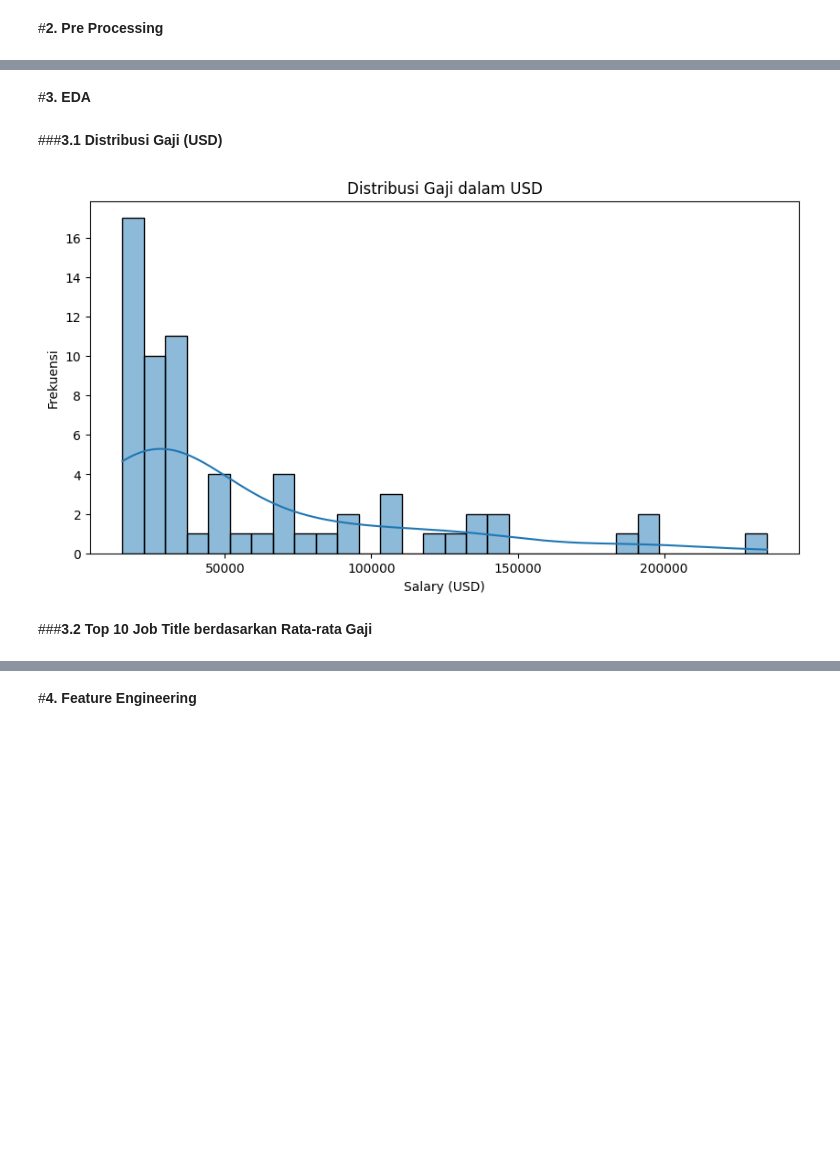
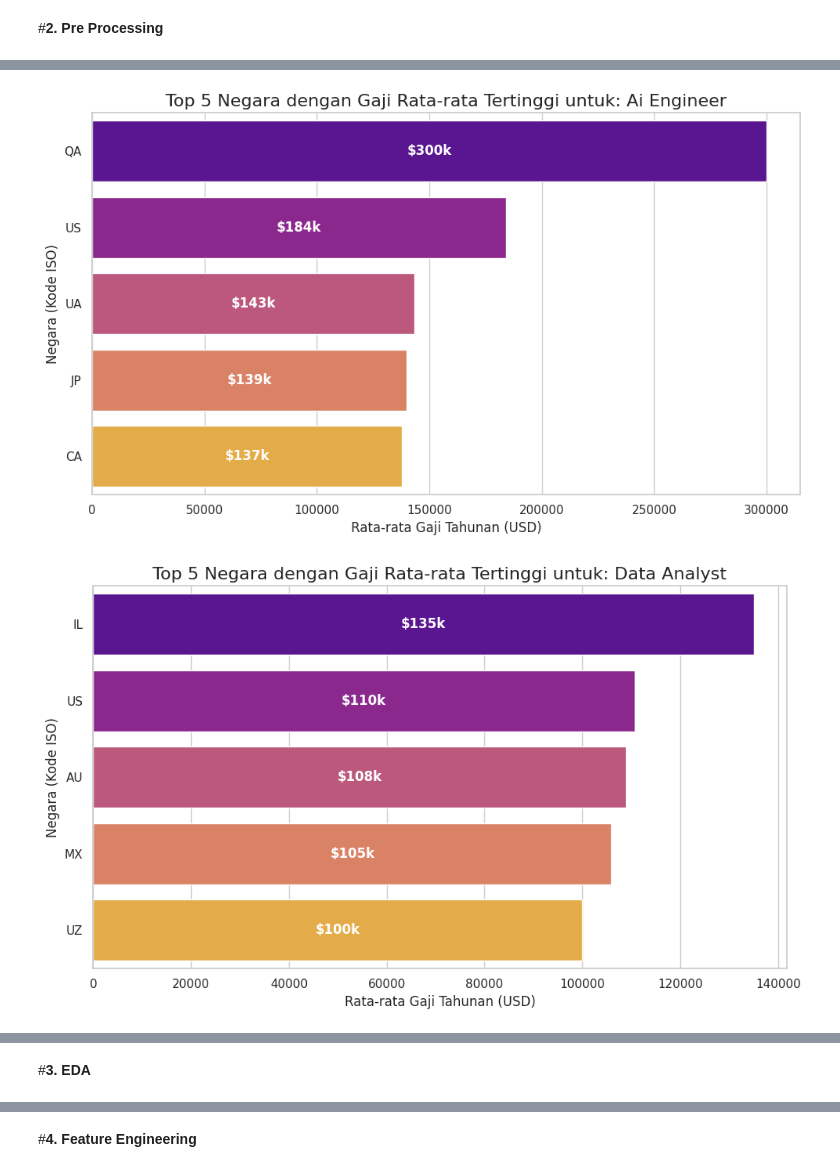
Before and after one commit to fathanzys/Data, a Jupyter notebook: uas_DataMining.ipynb, the cells around one changed output, grey strips where cells are left out. Cells and saved outputs as stored; diff of their text form; code cells hidden in the pictures; blank space fills up the shorter version.

```diff
--- a/uas_DataMining.ipynb
+++ b/uas_DataMining.ipynb
@@ -63,5 +65,0 @@ df = df.reset_index(drop=True)
-# %%
-# Ubah teks ke huruf kapital atau sesuai format
-df['job_title'] = df['job_title'].str.title()
-df['company_location'] = df['company_location'].str.upper()
-df['employee_residence'] = df['employee_residence'].str.upper()
@@ -83,0 +66,15 @@ dtype: int64
+# %%
+# Hitung rata-rata gaji per job title dan negara
+avg_salary_by_country_job = df.groupby(['job_title', 'employee_residence'])['salary_in_usd'].mean().reset_index()
+avg_salary_by_country_job.rename(columns={'salary_in_usd': 'average_salary_usd'}, inplace=True)
+
+# Urutkan data untuk menemukan yang teratas
+sorted_salaries = avg_salary_by_country_job.sort_values(by=['job_title', 'average_salary_usd'], ascending=[True, False])
+
+# Ambil top 5 negara untuk setiap job title
+top_5_countries_per_job = sorted_salaries.groupby('job_title').head(5).reset_index(drop=True)
+
+# Tampilkan hasil dalam bentuk tabel
+print("Top 5 Negara dengan Rata-rata Gaji Tertinggi per Job Title")
+print("==========================================================")
+print(top_5_countries_per_job.to_string())
@@ -83,0 +99,40 @@ dtype: int64
+# %%
+# Set gaya visualisasi
+sns.set(style="whitegrid")
+
+# Dapatkan daftar job title unik dari hasil analisis
+job_titles_to_plot = top_5_countries_per_job['job_title'].unique()
+
+# Loop untuk membuat plot untuk setiap job title
+for title in job_titles_to_plot:
+    plt.figure(figsize=(10, 6))
+
+    # Filter data untuk job title saat ini
+    plot_data = top_5_countries_per_job[top_5_countries_per_job['job_title'] == title]
+
+    # Buat barplot
+    barplot = sns.barplot(
+        data=plot_data,
+        x='average_salary_usd',
+        y='employee_residence',
+        palette='plasma',
+        hue='employee_residence', # Menambahkan hue untuk palet warna
+        legend=False # Menonaktifkan legenda yang tidak perlu
+    )
+
+    # Tambahkan label angka pada bar
+    for p in barplot.patches:
+        width = p.get_width()
+        plt.text(width / 2, p.get_y() + p.get_height()/2,
+                 f'${int(width/1000)}k',
+                 ha="center", va="center", color='white', weight='bold')
+
+    plt.title(f'Top 5 Negara dengan Gaji Rata-rata Tertinggi untuk: {title}', fontsize=16)
+    plt.xlabel('Rata-rata Gaji Tahunan (USD)', fontsize=12)
+    plt.ylabel('Negara (Kode ISO)', fontsize=12)
+    plt.xticks(rotation=0)
+    plt.tight_layout()
+    plt.show()
+# %% [output]
+[figure, added]
+[figure, added]
@@ -84,18 +142,2 @@ dtype: int64
 # %% [markdown]
 #**3. EDA**
-# %% [markdown]
-###**3.1 Distribusi Gaji (USD)**
-# %%
-import seaborn as sns
-import matplotlib.pyplot as plt
-
-plt.figure(figsize=(10, 5))
-sns.histplot(df['salary_in_usd'], kde=True, bins=30)
-plt.title("Distribusi Gaji dalam USD")
-plt.xlabel("Salary (USD)")
-plt.ylabel("Frekuensi")
-plt.show()
-# %% [output]
-[figure, removed]
-# %% [markdown]
-###**3.2 Top 10 Job Title berdasarkan Rata-rata Gaji**
```
Also changed, not shown: parts of 52 cells of this notebook.
